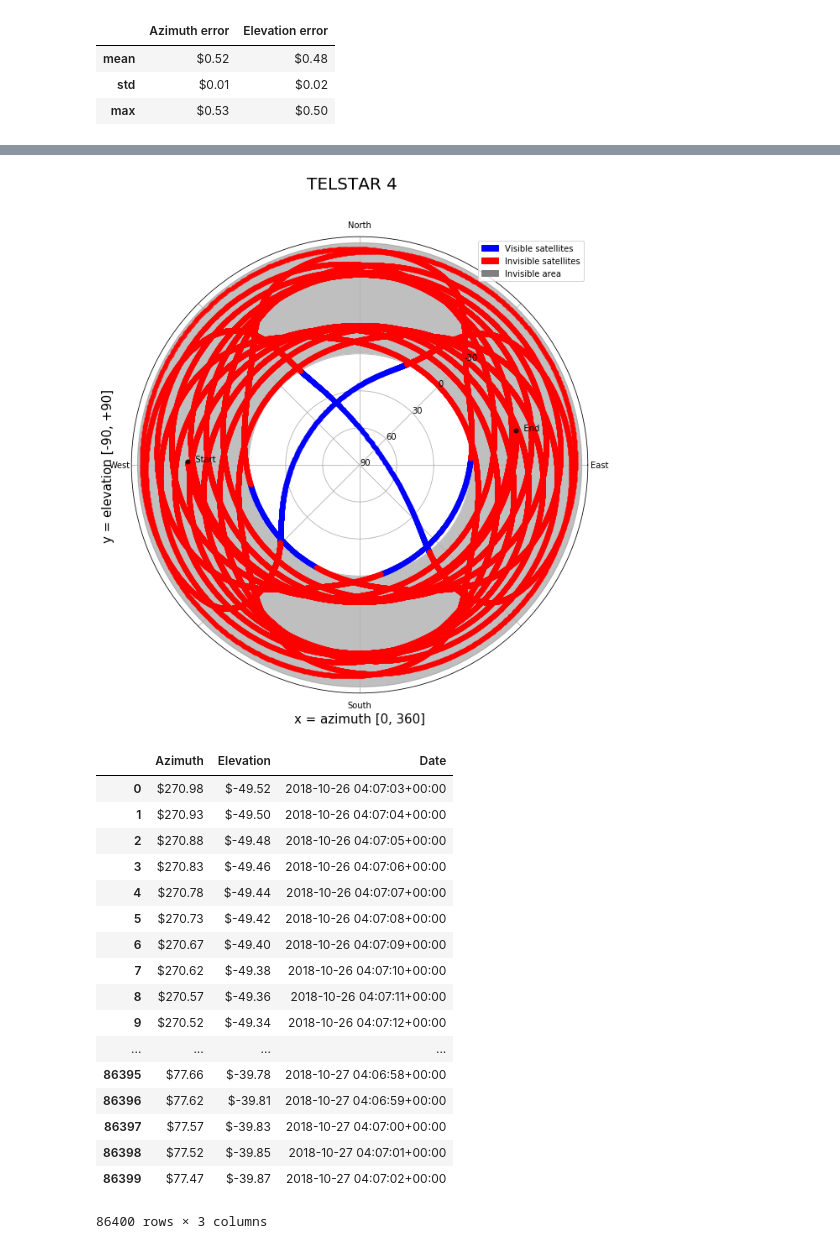
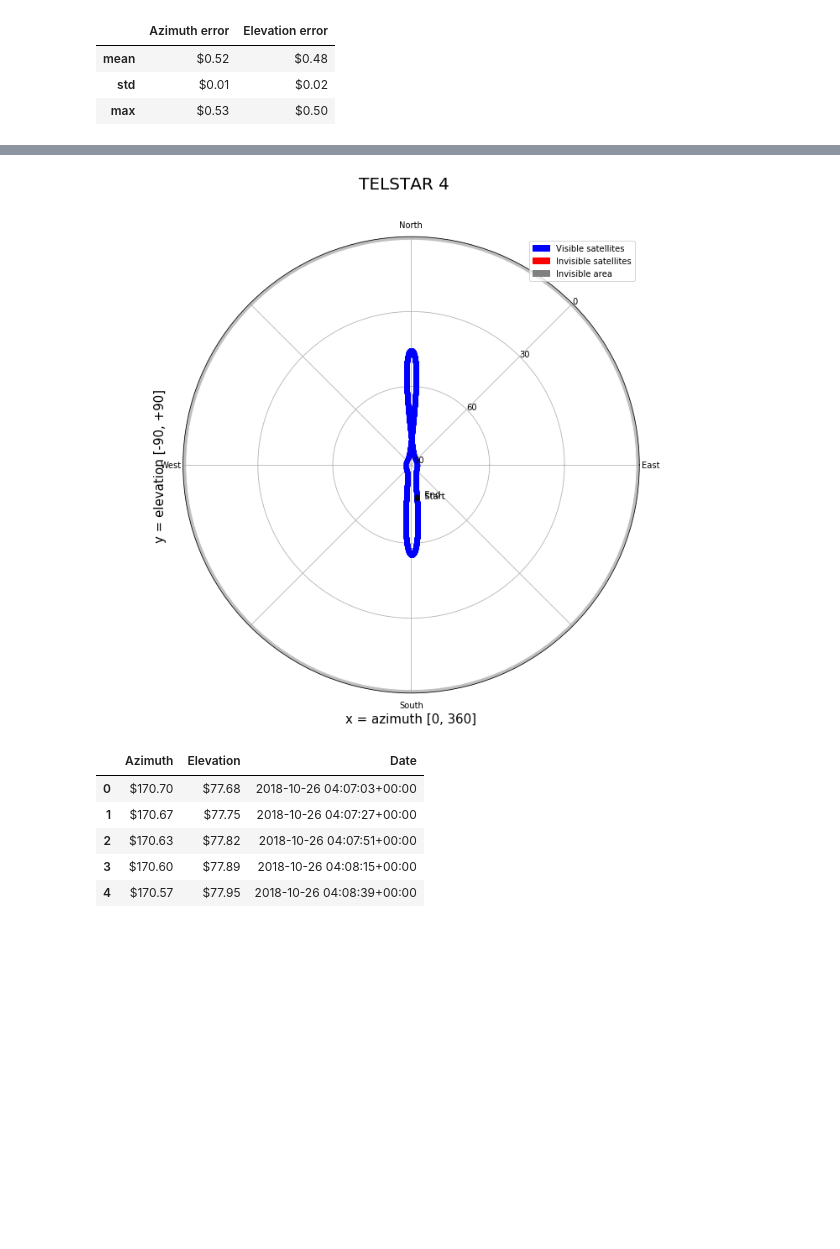
Before and after one commit to PI2-sunflower/satellite-tracker, a Jupyter notebook: notebooks/tracker_module_tests.ipynb, the cells around one changed output, grey strips where cells are left out. Drawn from its saved outputs; the diff is of its cells as text; code cells hidden in the pictures; blank space fills up the shorter version.

Commit message:
Plotting weird orbits

```diff
--- a/notebooks/tracker_module_tests.ipynb
+++ b/notebooks/tracker_module_tests.ipynb
@@ -219,9 +255,9 @@ def plot_sat(name, tle1, tle2, obs_lat, obs_lon, obs_alt, start=None, end=None):
         print(end)
 
     sat = Satellite(tle1, tle2)
-    df = plotter.see_satellite(iss, obs_lat, obs_lon, obs_alt, start=start, end=end, count=3600 * 24, annotate=False, title=name)
+    df = plotter.see_satellite(sat, obs_lat, obs_lon, obs_alt, start=start, end=end, count=3600, annotate=False, title=name)
     plt.show()
-    display(df)
+    display(df.head())
 
 start = datetime(year=2018,
                  month=10,
@@ -236,7 +272,7 @@ plot_sat('TELSTAR 4',
          '2 23670 011.3140 032.7443 0005992 252.2037 133.9454 01.00279297084502',
          -1.752453,
          -89.445483,
-         0,
+         2.5 * 10**7,
          start=start)
 # %% [output]
 2018-10-27 04:07:03+00:00
@@ -245,27 +281,15 @@ plotted points between [2018-10-26 04:07:03+00:00] and [2018-10-27 04:07:02+00:0
 xy = (0.7853981633974483, 90.0)
 xy = (0.7853981633974483, 60.0)
 xy = (0.7853981633974483, 30.0)
 xy = (0.7853981633974483, 0.0)
 xy = (0.7853981633974483, 120.0)
-[figure, old version]
+[figure, new version]
 |  | Azimuth | Elevation | Date |
-| 0 | $270.98 | $-49.52 | 2018-10-26 04:07:03+00:00 |
-| 1 | $270.93 | $-49.50 | 2018-10-26 04:07:04+00:00 |
-| 2 | $270.88 | $-49.48 | 2018-10-26 04:07:05+00:00 |
-| 3 | $270.83 | $-49.46 | 2018-10-26 04:07:06+00:00 |
-| 4 | $270.78 | $-49.44 | 2018-10-26 04:07:07+00:00 |
-| 5 | $270.73 | $-49.42 | 2018-10-26 04:07:08+00:00 |
-| 6 | $270.67 | $-49.40 | 2018-10-26 04:07:09+00:00 |
-| 7 | $270.62 | $-49.38 | 2018-10-26 04:07:10+00:00 |
-| 8 | $270.57 | $-49.36 | 2018-10-26 04:07:11+00:00 |
-| 9 | $270.52 | $-49.34 | 2018-10-26 04:07:12+00:00 |
-| ... | ... | ... | ... |
-| 86395 | $77.66 | $-39.78 | 2018-10-27 04:06:58+00:00 |
-| 86396 | $77.62 | $-39.81 | 2018-10-27 04:06:59+00:00 |
-| 86397 | $77.57 | $-39.83 | 2018-10-27 04:07:00+00:00 |
-| 86398 | $77.52 | $-39.85 | 2018-10-27 04:07:01+00:00 |
-| 86399 | $77.47 | $-39.87 | 2018-10-27 04:07:02+00:00 |
+| 0 | $170.70 | $77.68 | 2018-10-26 04:07:03+00:00 |
+| 1 | $170.67 | $77.75 | 2018-10-26 04:07:27+00:00 |
+| 2 | $170.63 | $77.82 | 2018-10-26 04:07:51+00:00 |
+| 3 | $170.60 | $77.89 | 2018-10-26 04:08:15+00:00 |
+| 4 | $170.57 | $77.95 | 2018-10-26 04:08:39+00:00 |
-86400 rows × 3 columns
 # %%
 start = datetime(year=2018,
                  month=9,
```
Also changed, not shown: parts of 13 cells of this notebook, 1 other file.
